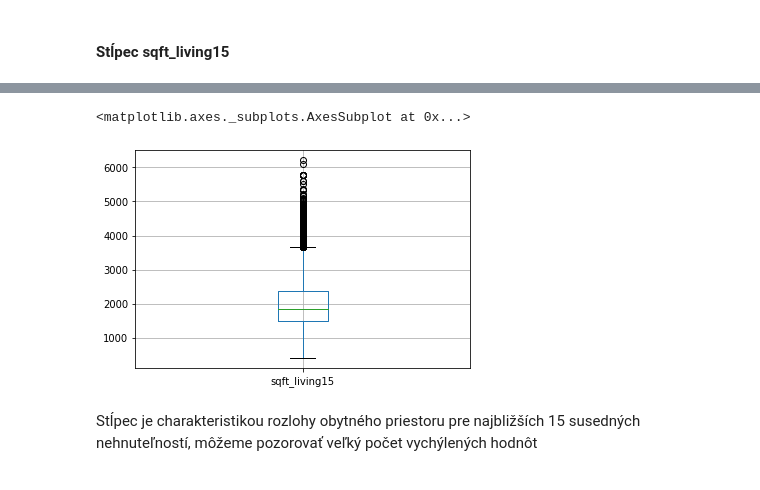
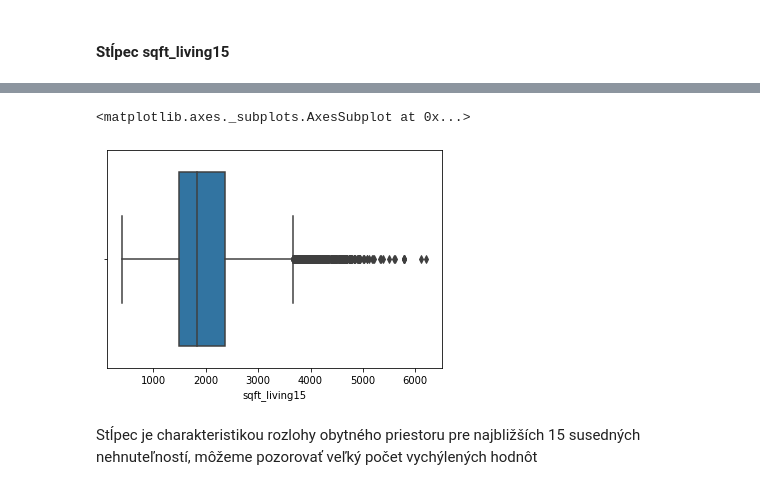
Before and after one commit to mirec3009/oznal_project, a Jupyter notebook: Explorativna_analyza.ipynb, the cells around one changed output, grey strips where cells are left out. Cells and saved outputs as stored; diff of their text form; code cells hidden in the pictures.

```diff
--- a/Explorativna_analyza.ipynb
+++ b/Explorativna_analyza.ipynb
@@ -866,8 +1040,8 @@ Name: sqft_living15, dtype: int64
 # %%
-df.boxplot(column="sqft_living15")
+sns.boxplot(df["sqft_living15"])
 # %% [output]
 <matplotlib.axes._subplots.AxesSubplot at 0x...>
-[figure, old version]
+[figure, new version]
 # %% [markdown]
 Stĺpec je charakteristikou rozlohy obytného priestoru pre najbližších 15 susedných nehnuteľností, môžeme pozorovať veľký počet vychýlených hodnôt
 # %% [markdown]
```
Also changed, not shown: parts of 83 cells of this notebook, 1 other file.
